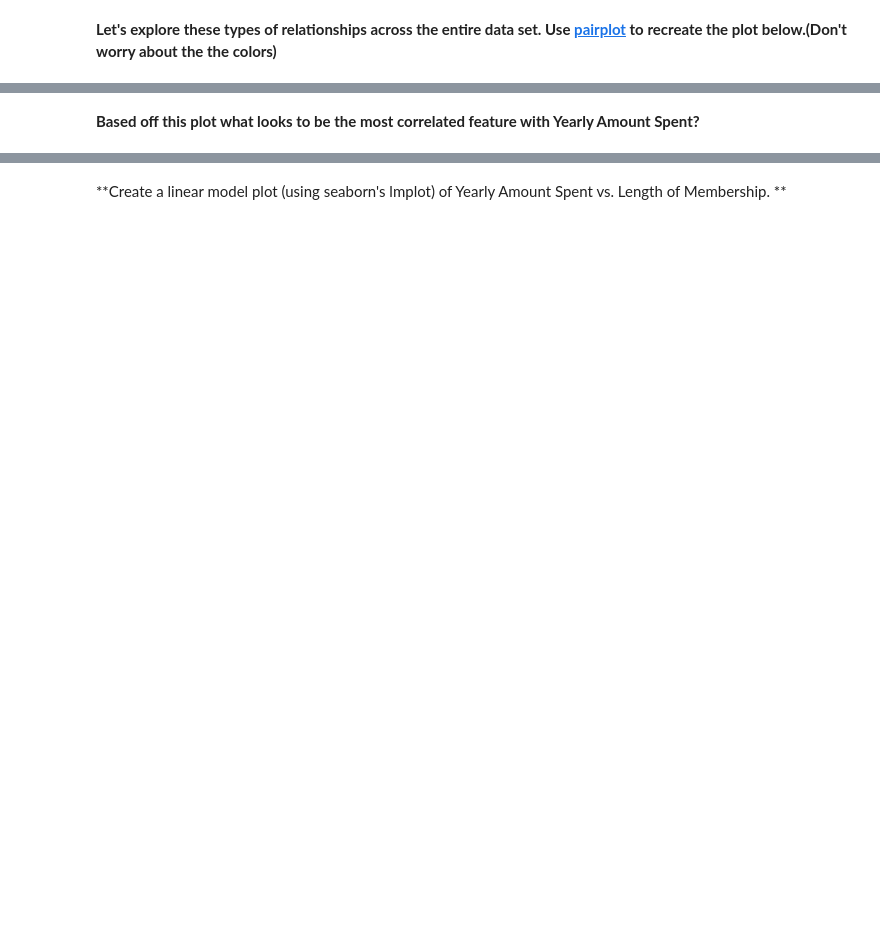
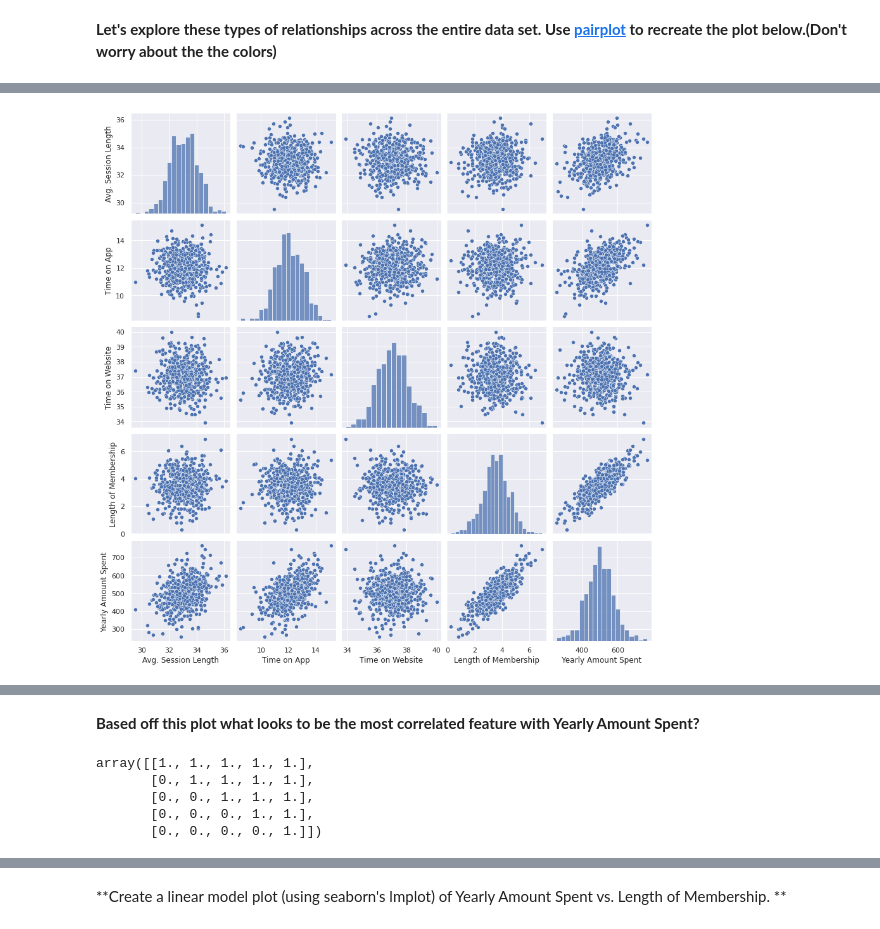
Before and after one commit to makhijakabir/assignments-ml, a Jupyter notebook: Assignment_01_Linear_Regression_Project.ipynb, the cells around one changed output, grey strips where cells are left out. Saved outputs shown, nothing was run; the diff lists cells and outputs as text; code cells hidden in the pictures; blank space fills up the shorter version.

```diff
--- a/Assignment_01_Linear_Regression_Project.ipynb
+++ b/Assignment_01_Linear_Regression_Project.ipynb
@@ -92,0 +145,7 @@ ___
+# %%
+%%time
+
+sns.pairplot(customers)
+plt.show()
+# %% [output]
+[figure, added]
@@ -93,2 +154,13 @@ ___
 # %% [markdown]
 **Based off this plot what looks to be the most correlated feature with Yearly Amount Spent?**
+# %%
+duplicates = np.zeros_like(customers.corr())
+triangleIndices = np.triu_indices_from(duplicates)
+duplicates[triangleIndices] = 1
+duplicates
+# %% [output]
+array([[1., 1., 1., 1., 1.],
+       [0., 1., 1., 1., 1.],
+       [0., 0., 1., 1., 1.],
+       [0., 0., 0., 1., 1.],
+       [0., 0., 0., 0., 1.]])
```
Also changed, not shown: parts of 41 cells of this notebook.
